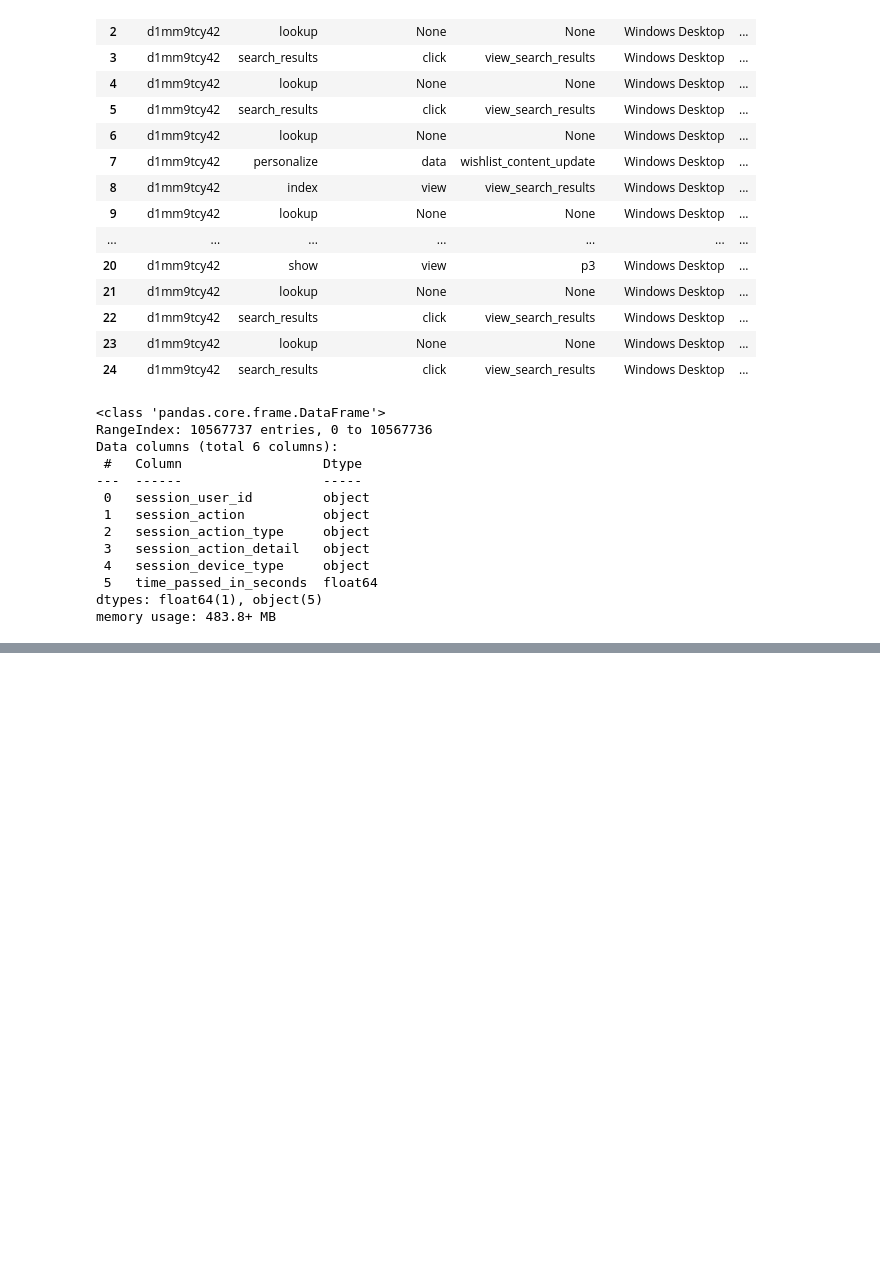
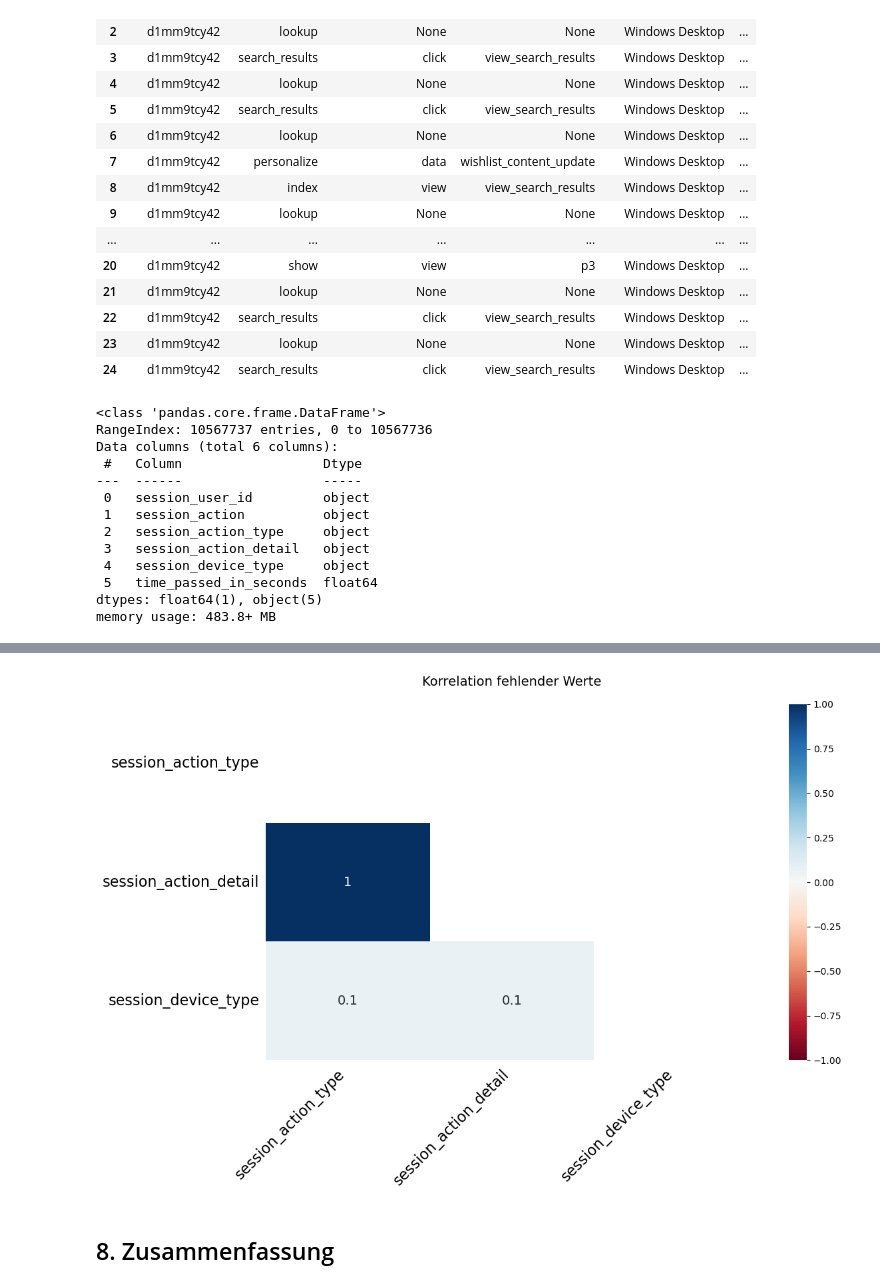
Before and after one commit to litharis04/dscb310-projekt, a Jupyter notebook: II-filter_clickstreams_data.ipynb, the cells around one changed output, grey strips where cells are left out. Cells and saved outputs as stored; diff of their text form; code cells hidden in the pictures; blank space fills up the shorter version.

```diff
--- a/II-filter_clickstreams_data.ipynb
+++ b/II-filter_clickstreams_data.ipynb
@@ -82,0 +498,10 @@ Name: count, dtype: int64
+# %%
+# Heatmap-Plot
+msno.heatmap(df_clickstreams, figsize=(12, 8))
+plt.title('Korrelation fehlender Werte', fontsize=14, pad=20)
+plt.tight_layout()
+plt.show()
+# %% [output]
+[figure, added]
+# %% [markdown]
+## 8. Zusammenfassung
```
Also changed, not shown: parts of 31 cells of this notebook, 9 other files.
